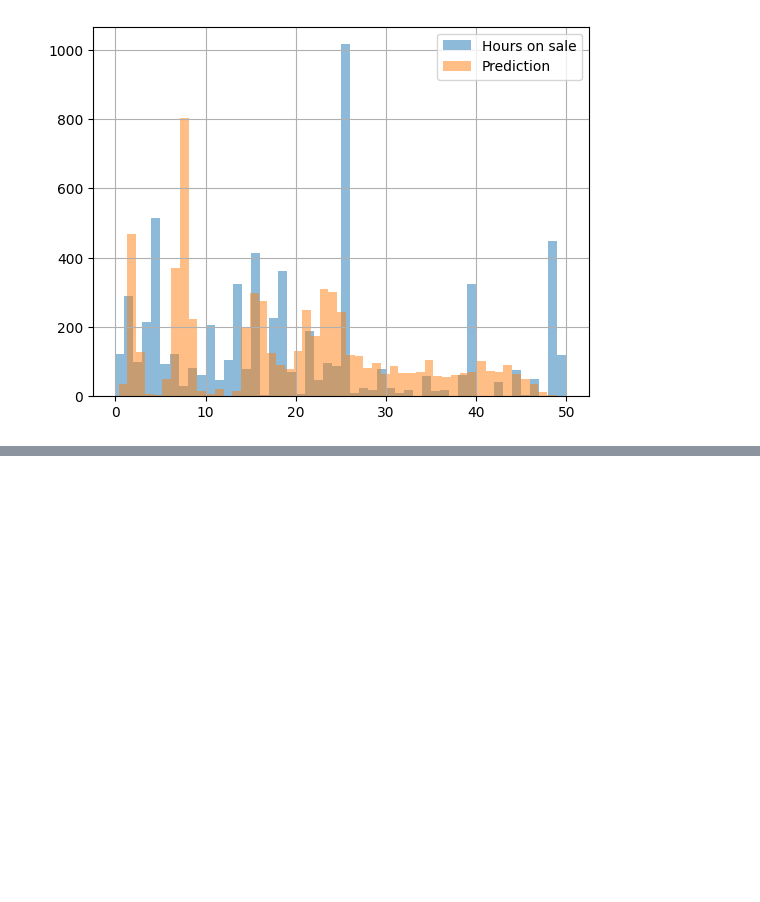
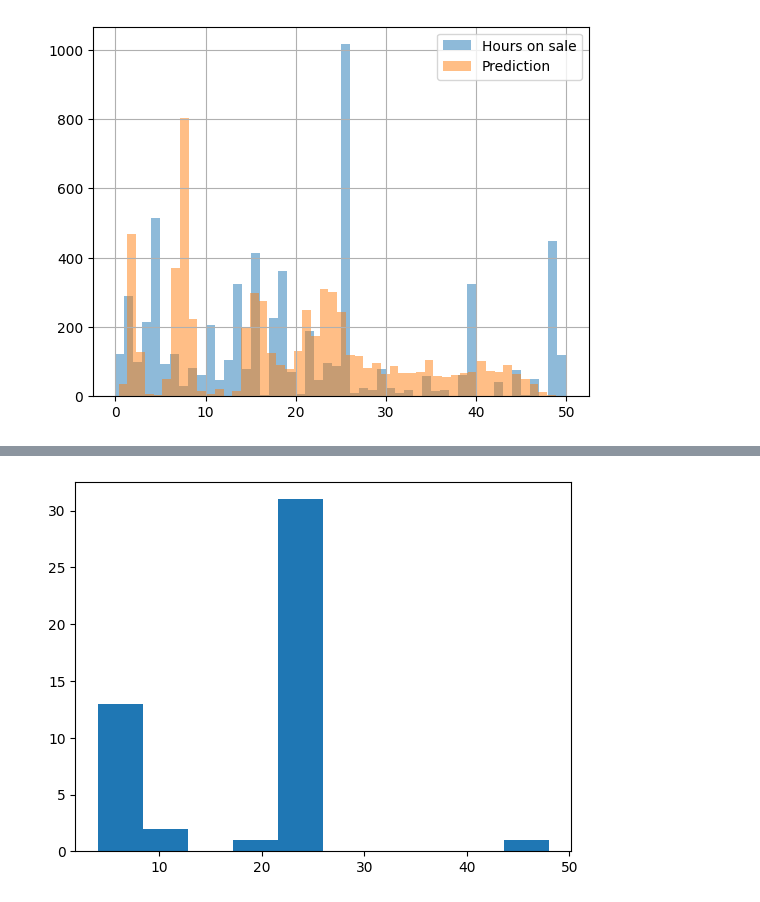
Before and after one commit to AngelUrq/auction_classic, a Jupyter notebook: notebooks/rnn_evaluation.ipynb, the cells around one changed output, grey strips where cells are left out. Saved outputs shown, nothing was run; the diff lists cells and outputs as text; code cells hidden in the pictures; blank space fills up the shorter version.

```diff
--- a/notebooks/rnn_evaluation.ipynb
+++ b/notebooks/rnn_evaluation.ipynb
@@ -279,0 +295,7 @@ sns.pairplot(df_error[['buyout', 'time_left', 'hours_since_first_appearance', 'h
+# %%
+query = (df_error['hours_since_first_appearance'] <= 3) & (df_error['hours_on_sale'] <= 12) & (df_error['time_left'] == 48.0)
+query_df = df_error[query]
+print(f"Mean sale probability: {query_df['sale_probability'].mean()}")
+print(f"Mean error: {query_df['error'].mean()}")
+print(f"Mean hours on sale: {query_df['hours_on_sale'].mean()}")
+query_df.sample(10)
@@ -280,3 +317,9 @@ sns.pairplot(df_error[['buyout', 'time_left', 'hours_since_first_appearance', 'h
+# %%
+query_df['hours_on_sale'].hist(bins=10)
+plt.grid()
+plt.show()
+# %% [output]
+[figure, added]
 # %%
 corr_matrix = df_error[['bid', 'buyout', 'quantity', 'time_left', 'hours_since_first_appearance', 'sale_probability',
                         'hours_on_sale', 'prediction', 'error']].corr()
```
Also changed, not shown: parts of 10 cells of this notebook, 4 other files.
